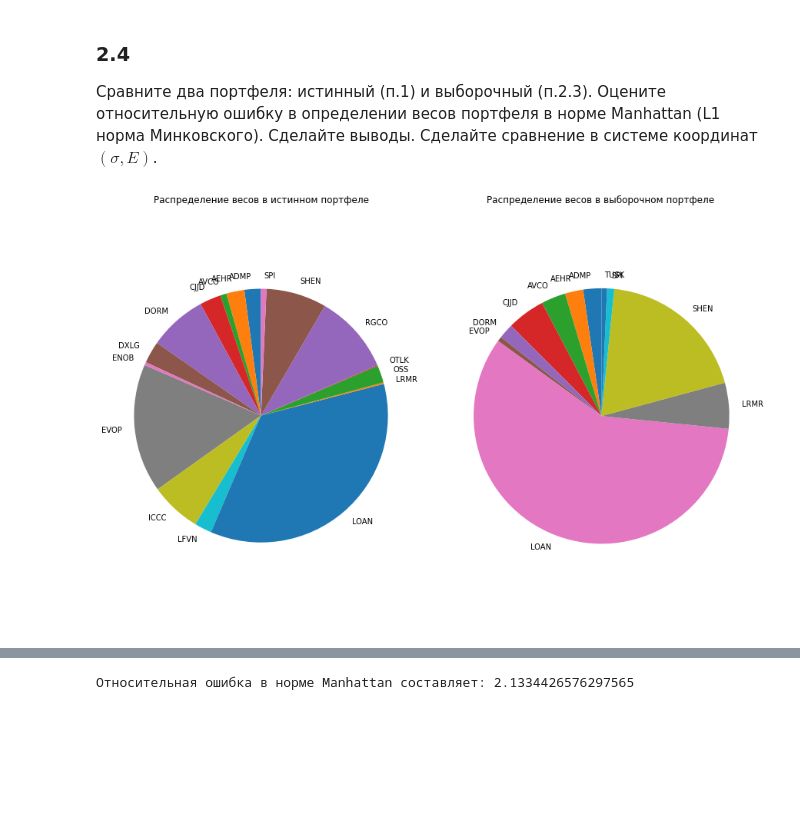
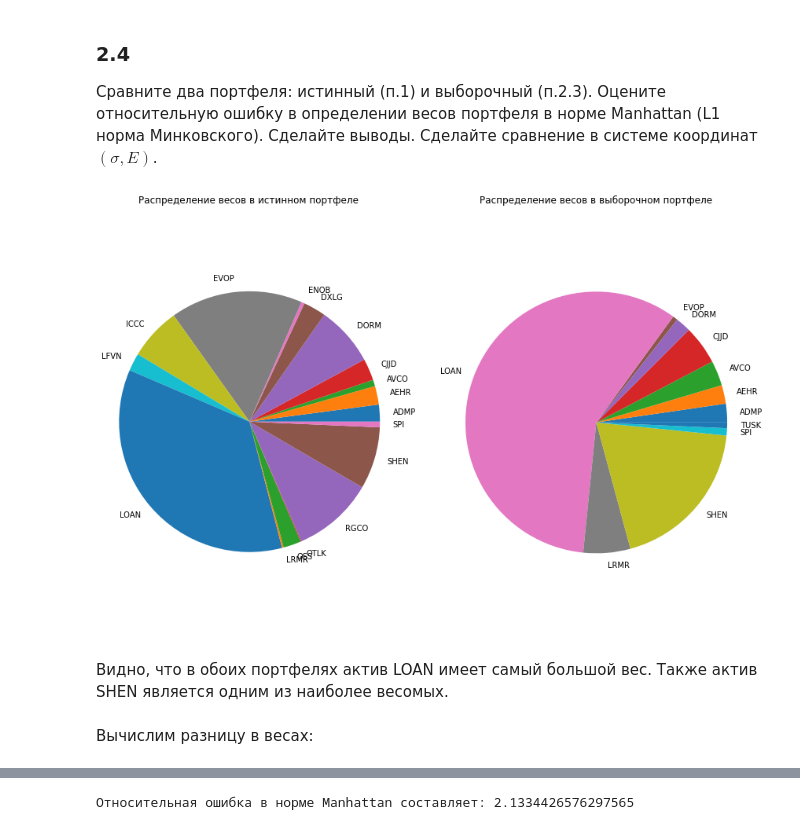
Before and after one commit to dselivanovskaya/Finance-operations-research-lab-3, a Jupyter notebook: lab-3.ipynb, the cells around one changed output, grey strips where cells are left out. Saved outputs shown, nothing was run; the diff lists cells and outputs as text; code cells hidden in the pictures; blank space fills up the shorter version.

```diff
--- a/lab-3.ipynb
+++ b/lab-3.ipynb
@@ -167,8 +167,6 @@ $ b = \frac{1}{\sqrt{2\pi}}\frac{1}{(1-\beta)}\exp{(\frac{-(\phi^{-1}(\beta))^2}
 Найдем константу $b$
 # %%
 beta = 0.95
-
-b = 1/(((2*math.pi)**0.5)*(1 - beta)) * math.exp(-((scipy.stats.laplace.ppf(beta))**2)/2) # ?
-b = 1/(((2*math.pi)**0.5)*(1 - beta)) * math.exp(-((scipy.stats.norm.ppf(beta))**2)/2) # ?
-b
+b = 1/(((2*math.pi)**0.5)*(1 - beta)) * math.exp(-((scipy.stats.norm.ppf(beta))**2)/2)
+print(f"b={b}")
 # %% [output]
@@ -405,25 +403,29 @@ dtype: float64
 # %%
 # pie plot
 fig, axs = plt.subplots(1, 2, figsize=(10, 10))
 
 axs[0].pie(x_opt[np.where(x_opt != 0)],
         labels=tickers20[np.where(x_opt != 0)],
         # autopct='%.2f%%',
         # shadow=True,
-        startangle=90)
+        startangle=0)
 axs[0].axis('equal')
 axs[0].set_title("Распределение весов в истинном портфеле")
 
 axs[1].pie(x_opt_r_sample30[np.where(x_opt_r_sample30 != 0)],
         labels=tickers20[np.where(x_opt_r_sample30 != 0)],
         # autopct='%.2f%%',
         # shadow=True,
-        startangle=90)
+        startangle=0)
 axs[1].axis('equal')
 axs[1].set_title("Распределение весов в выборочном портфеле")
 
 plt.subplots_adjust(right=1.25)
 #plt.title("Сравнение истинного и выборочного портфелей")
 plt.show()
 # %% [output]
-[figure, old version]
+[figure, new version]
+# %% [markdown]
+Видно, что в обоих портфелях актив LOAN имеет самый большой вес. Также актив SHEN является одним из наиболее весомых.
+# %% [markdown]
+Вычислим разницу в весах:
```
Also changed, not shown: parts of 39 cells of this notebook.
